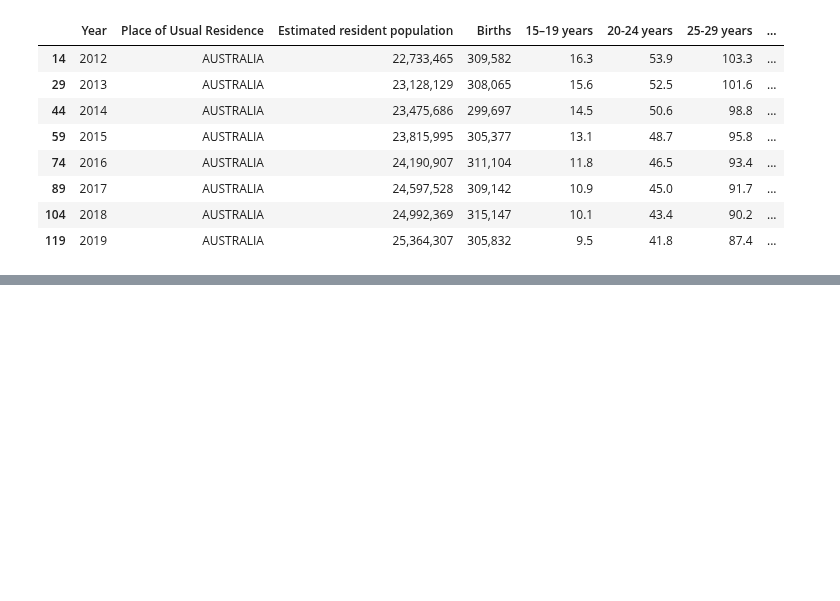
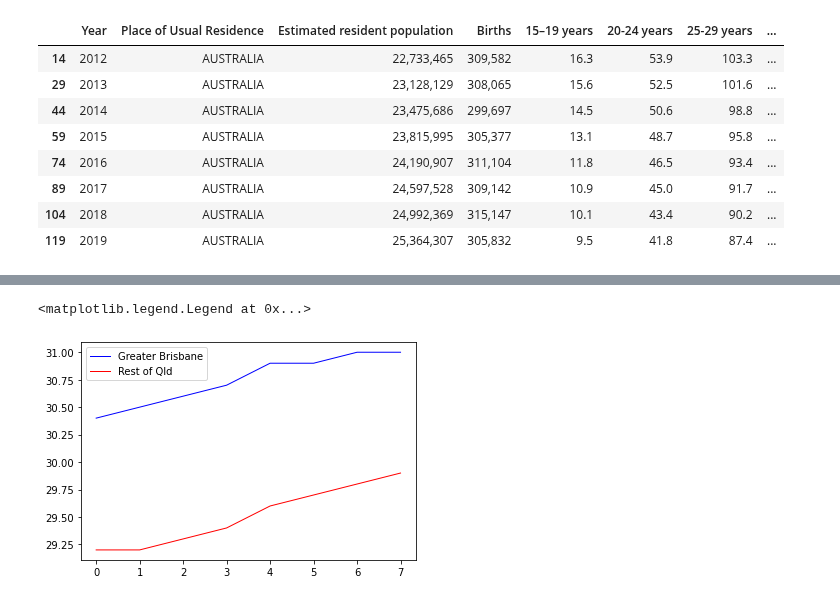
Before and after one commit to NathanJPotter/Team-Project-1, a Jupyter notebook: Project 1.ipynb, the cells around one changed output, grey strips where cells are left out. Cells and saved outputs as stored; diff of their text form; code cells hidden in the pictures; blank space fills up the shorter version.

```diff
--- a/Project 1.ipynb
+++ b/Project 1.ipynb
@@ -81,3 +83,7 @@ birth_data_aus_df
 | 89 | 2017 | AUSTRALIA | 24,597,528 | 309,142 | 10.9 | 45.0 | 91.7 | ... |
 | 104 | 2018 | AUSTRALIA | 24,992,369 | 315,147 | 10.1 | 43.4 | 90.2 | ... |
 | 119 | 2019 | AUSTRALIA | 25,364,307 | 305,832 | 9.5 | 41.8 | 87.4 | ... |
+# %%
+birth_data_greater_brisbane_df = birth_data_df.loc[birth_data_df['Place of Usual Residence'] == "Greater Brisbane"]
+
+birth_data_greater_brisbane_df
@@ -83,0 +161,8 @@ birth_data_aus_df
+# %%
+#Set legend
+GreaterBrisbane, = plt.plot(numbers_greater_brisbane, color="blue", linewidth=1, label="Greater Brisbane")
+RestofQld, = plt.plot(numbers_rest_of_qld, color="Red", linewidth=1, label="Rest of Qld")
+plt.legend(handles=[GreaterBrisbane, RestofQld], loc="best")
+# %% [output]
+<matplotlib.legend.Legend at 0x...>
+[figure, added]
```
Also changed, not shown: parts of 9 cells of this notebook.
